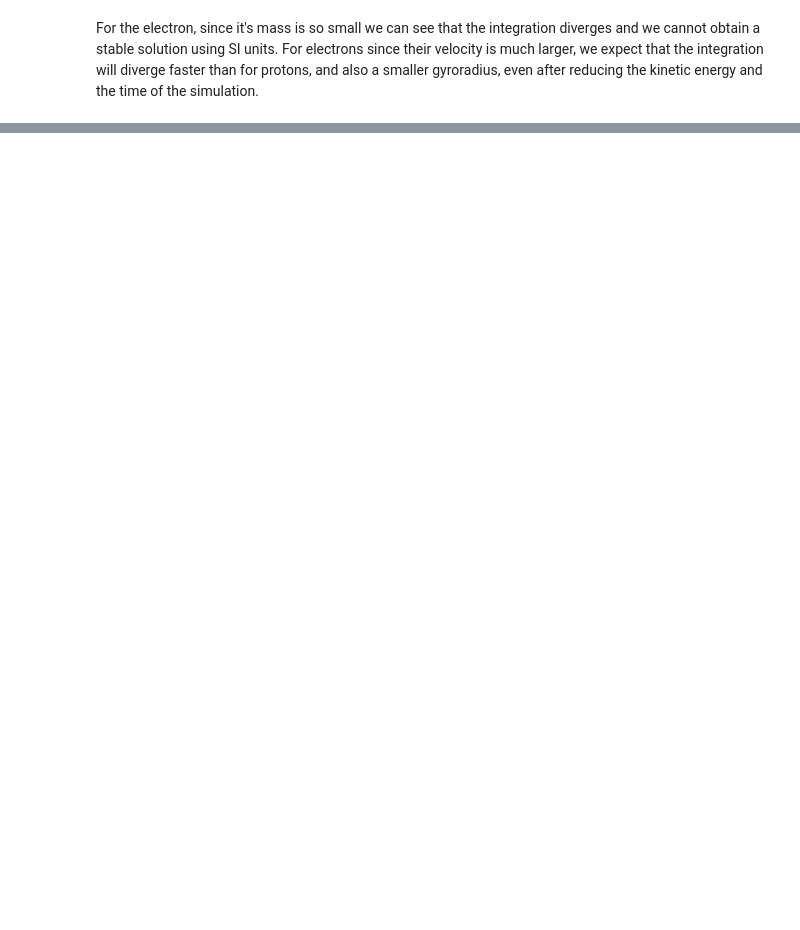
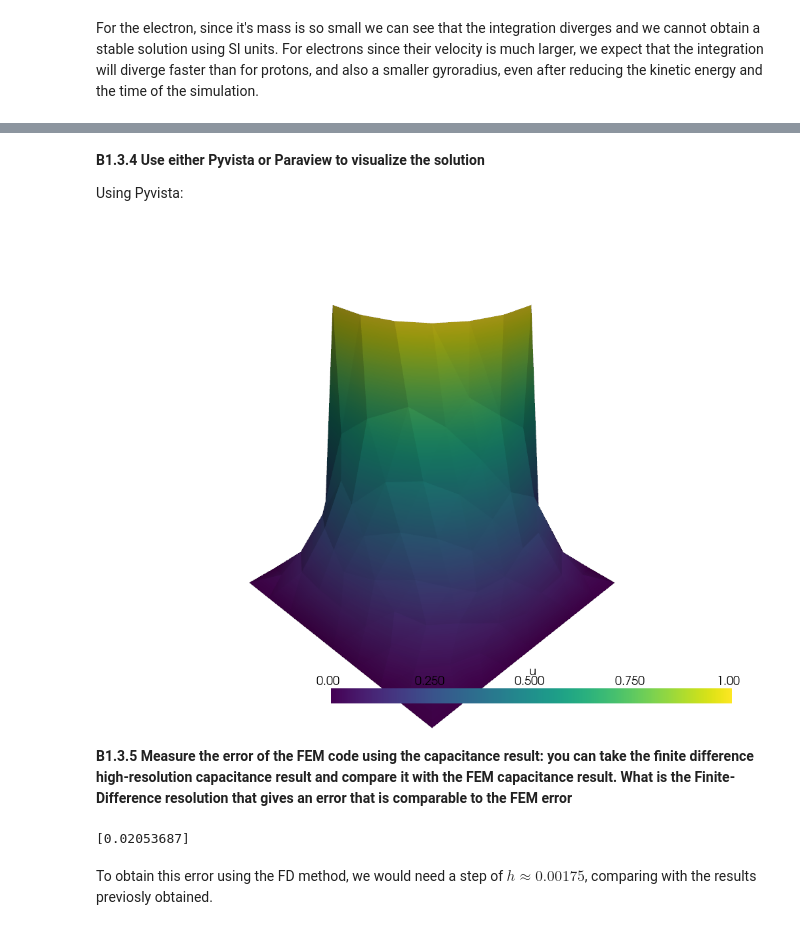
Before and after one commit to joaopedrobiu6/CompElectroMag, a Jupyter notebook: pro3/Assignment3.ipynb, the cells around one changed output, grey strips where cells are left out. Saved outputs shown, nothing was run; the diff lists cells and outputs as text; code cells hidden in the pictures; blank space fills up the shorter version.

```diff
--- a/pro3/Assignment3.ipynb
+++ b/pro3/Assignment3.ipynb
@@ -930,0 +968,26 @@ For the electron, since it's mass is so small we can see that the integration di
+# %%
+gmsh.initialize()
+model = gmsh.model()
+print(MPI.COMM_WORLD)
+mesh_comm = MPI.COMM_WORLD
+model_rank = 0
+srfc = 6
+if mesh_comm.rank == model_rank:
+  square = model.occ.addRectangle(0,0,0,1,1)
+  # square = model.occ.addDisk(0, 0, 0, 1, 1)
+
+  circle = model.occ.addDisk(0, 0, 0, 0.5, 0.5)
+  model_dim_tags = model.occ.cut([(2, square)],[(2, circle)])
+
+  target_geometry = model_dim_tags[0][0]
+  model.occ.synchronize()
+  model.addPhysicalGroup(2, [square])
+  #print(model_dim_tags)
+  #model.add_physical_group(2, [square])
+  model.mesh.generate(2)
+
+  # Problem line
+  #msh, mt, ft
+  msh, cell_tags, facet_tags = dolfinx.io.gmshio.model_to_mesh(model, mesh_comm, model_rank)
+  print(msh)
+gmsh.finalize()
@@ -930,0 +1052,31 @@ For the electron, since it's mass is so small we can see that the integration di
+# %% [markdown]
+**B1.3.4 Use either Pyvista or Paraview to visualize the solution**
+
+Using Pyvista:
+# %%
+cells, types, x = dolfinx.plot.vtk_mesh(W)
+grid = pyvista.UnstructuredGrid(cells, types, x)
+grid.point_data["u"] = uh.x.array.real
+grid.set_active_scalars("u")
+plotter = pyvista.Plotter()
+plotter.add_mesh(grid, show_edges=True)
+warped = grid.warp_by_scalar()
+plotter.add_mesh(warped)
+plotter.show()
+# %% [output]
+[figure, added]
+# %% [markdown]
+**B1.3.5 Measure the error of the FEM code using the capacitance result: you can take the finite difference high-resolution capacitance result and compare it with the FEM capacitance result. What is the Finite-Difference resolution that gives an error that is comparable to the FEM error**
+# %%
+bb_tree = dolfinx.geometry.bb_tree(msh, msh.geometry.dim-1)
+x0 = np.array([[0.9, 0.9, 0]], dtype=np.float64)
+cell_candidates = dolfinx.geometry.compute_collisions_points(bb_tree, x0)
+cell = dolfinx.geometry.compute_colliding_cells(msh, cell_candidates, x0).array
+uh.eval(x0, cell)
+
+error = np.abs(uh.eval(x0, cell) - 0)
+print(error)
+# %% [output]
+[0.02053687]
+# %% [markdown]
+To obtain this error using the FD method, we would need a step of $h\approx0.00175$, comparing with the results previosly obtained.
```
Also changed, not shown: parts of 17 cells of this notebook.
